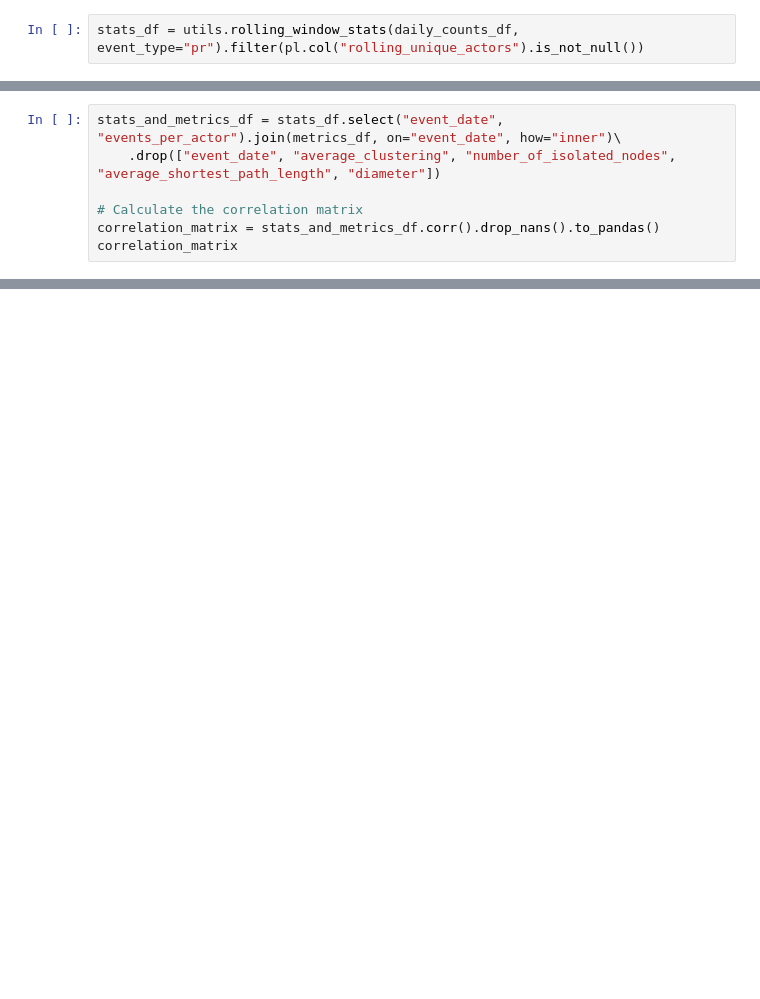
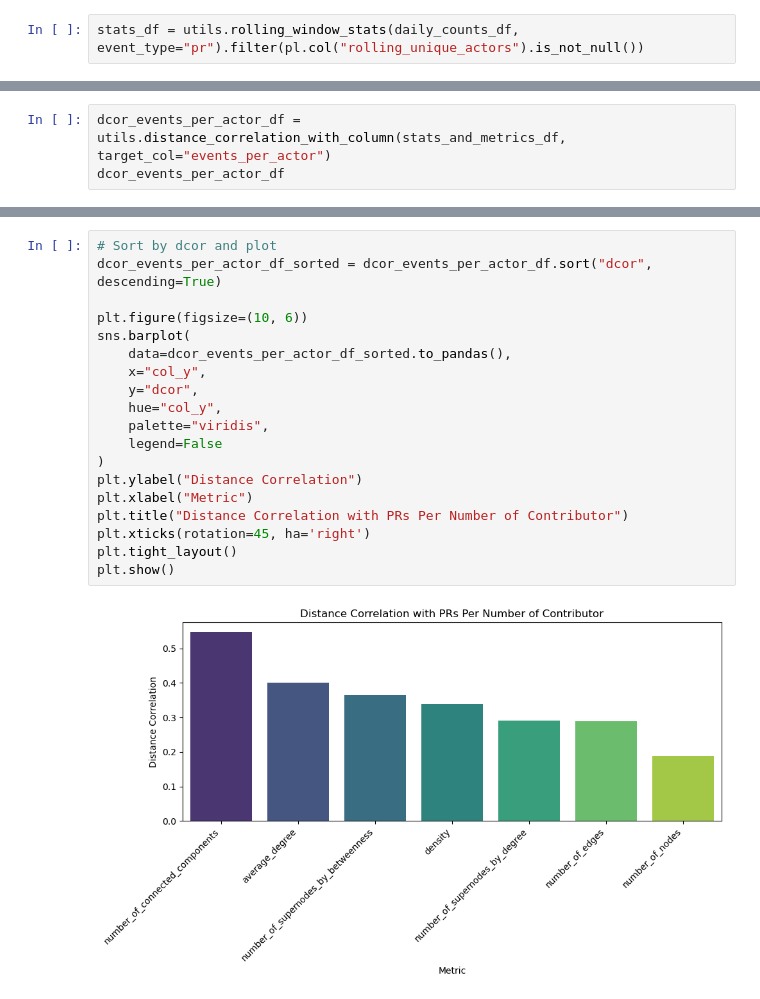
Before and after one commit to gilmar/comp5313_assignment_2, a Jupyter notebook: notebooks/comp5313_assignment_2.ipynb, the cells around one changed output, grey strips where cells are left out. Cells and saved outputs as stored; diff of their text form; blank space fills up the shorter version.

```diff
--- a/notebooks/comp5313_assignment_2.ipynb
+++ b/notebooks/comp5313_assignment_2.ipynb
@@ -140,7 +123,0 @@ shape: (3_381, 12)
-# %%
-stats_and_metrics_df = stats_df.select("event_date", "events_per_actor").join(metrics_df, on="event_date", how="inner")\
-    .drop(["event_date", "average_clustering", "number_of_isolated_nodes", "average_shortest_path_length", "diameter"])
-
-# Calculate the correlation matrix
-correlation_matrix = stats_and_metrics_df.corr().drop_nans().to_pandas()
-correlation_matrix
@@ -256,0 +177,3 @@ plt.figure(figsize=(8, 6))
+# %%
+dcor_events_per_actor_df = utils.distance_correlation_with_column(stats_and_metrics_df, target_col="events_per_actor")
+dcor_events_per_actor_df
@@ -256,0 +191,21 @@ plt.figure(figsize=(8, 6))
+# %%
+# Sort by dcor and plot
+dcor_events_per_actor_df_sorted = dcor_events_per_actor_df.sort("dcor", descending=True)
+
+plt.figure(figsize=(10, 6))
+sns.barplot(
+    data=dcor_events_per_actor_df_sorted.to_pandas(),
+    x="col_y",
+    y="dcor",
+    hue="col_y",
+    palette="viridis",
+    legend=False
+)
+plt.ylabel("Distance Correlation")
+plt.xlabel("Metric")
+plt.title("Distance Correlation with PRs Per Number of Contributor")
+plt.xticks(rotation=45, ha='right')
+plt.tight_layout()
+plt.show()
+# %% [output]
+[figure, added]
```
Also changed, not shown: parts of 13 cells of this notebook, 2 other files.
